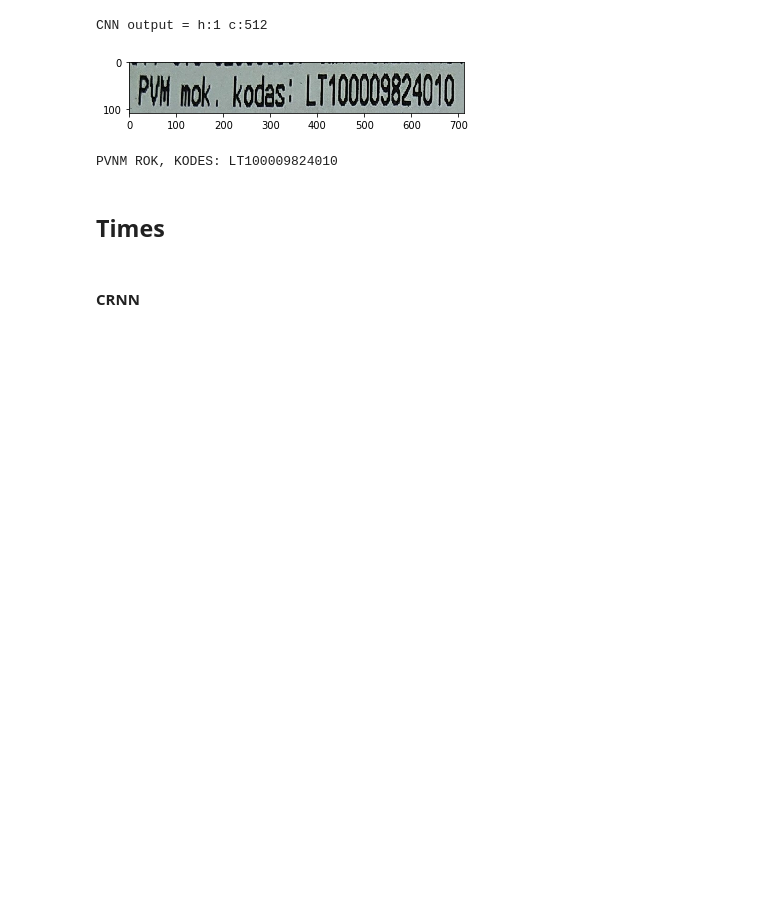
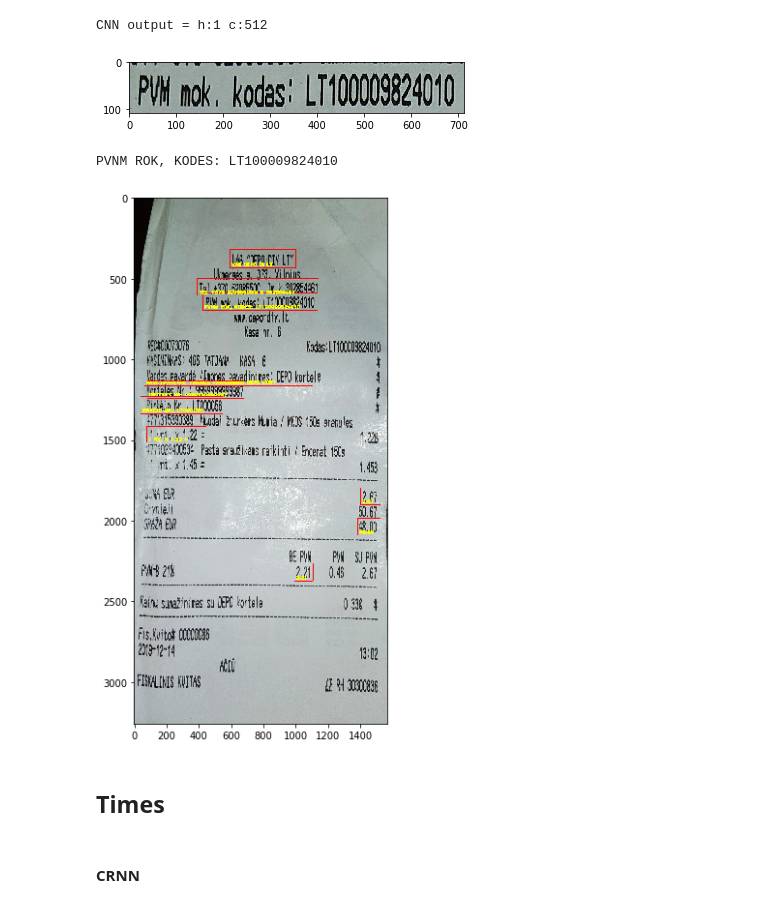
Before and after one commit to doas3140/ocr-pipeline, a Jupyter notebook: nbs/06_ocr_inference.ipynb, the cells around one changed output. Drawn from its saved outputs; the diff is of its cells as text; code cells hidden in the pictures; blank space fills up the shorter version.

```diff
--- a/nbs/06_ocr_inference.ipynb
+++ b/nbs/06_ocr_inference.ipynb
@@ -133,6 +133,17 @@ print(text)
 # %% [output]
 [figure]
 PVNM ROK, KODES: LT100009824010
+# %%
+out_im = im.copy()
+for t,l,b,r in bboxes[:10]:
+    text_im = im[ t:b , l:r ]
+    text = c.image2text(tensor(text_im))
+    out_im = cv2.rectangle(out_im, (l,t), (r,b), color=255, thickness=2)
+    out_im = cv2.putText(out_im, text, org=(l+10,b-10), fontFace=cv2.FONT_HERSHEY_PLAIN,
+                         fontScale=2.0, color=(255,255,0), thickness=5, lineType=cv2.LINE_AA)
+plot(out_im, figsize=(10,10))
+# %% [output]
+[figure, added]
 # %% [markdown]
 ## Times
 # %% [markdown]
```
Also changed, not shown: parts of 2 cells of this notebook, 12 other files.
